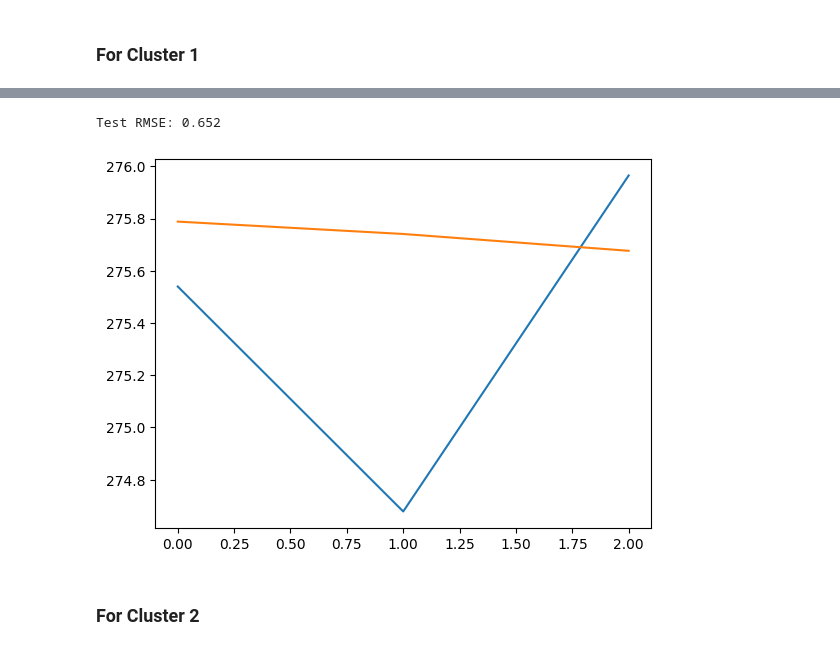
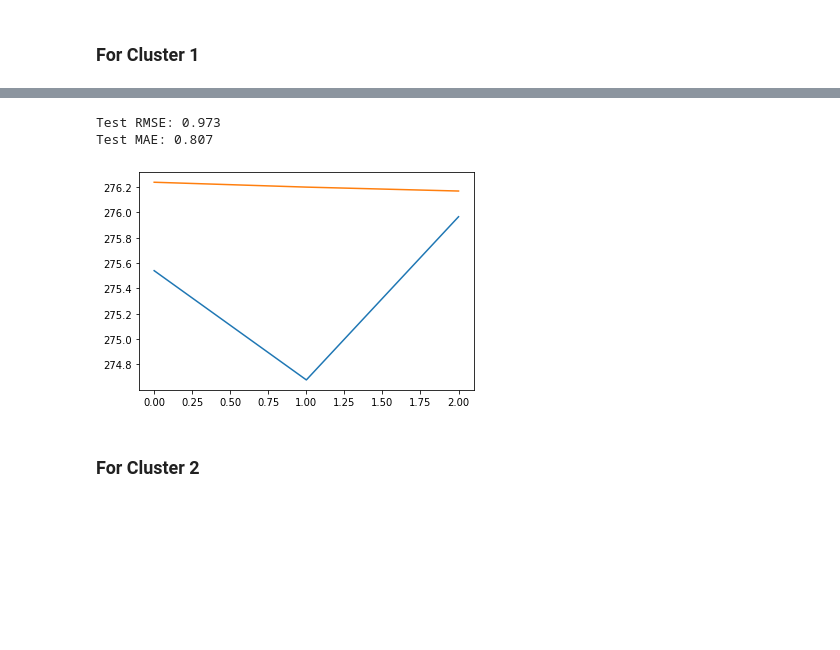
Before and after one commit to sam23121/energy_consumption, a Jupyter notebook: notebooks/time_series_with_LSTM2.ipynb, the cells around one changed output, grey strips where cells are left out. Cells and saved outputs as stored; diff of their text form; code cells hidden in the pictures; blank space fills up the shorter version.

```diff
--- a/notebooks/time_series_with_LSTM2.ipynb
+++ b/notebooks/time_series_with_LSTM2.ipynb
@@ -199,7 +200,7 @@ train, test = supervised_values[0:-3], supervised_values[-3:]
 scaler, train_scaled, test_scaled = scale(train, test)
 
 # fit the model
-lstm_model = fit_lstm(train_scaled, 1, 1500, 1)
+lstm_model, history = fit_lstm(train_scaled, 1, 1500, 1)
 # forecast the entire training dataset to build up state for forecasting
 train_reshaped = train_scaled[:, 0].reshape(len(train_scaled), 1, 1)
 lstm_model.predict(train_reshaped, batch_size=1)
@@ -247,17 +248,18 @@ Month=3, Predicted=275.676638, Expected=275.965119
 # %%
 # report performance
 rmse = sqrt(mean_squared_error(raw_values2[-3:], predictions))
 print('Test RMSE: %.3f' % rmse)
 
-mae = mean_absolute_error(raw_values[-3:], predictions)
+mae = mean_absolute_error(raw_values2[-3:], predictions)
 print('Test MAE: %.3f' % mae)
 # line plot of observed vs predicted
 pyplot.plot(raw_values2[-3:])
 pyplot.plot(predictions)
 pyplot.show()
 # %% [output]
-Test RMSE: 0.652
+Test RMSE: 0.973
+Test MAE: 0.807
-[figure, old version]
+[figure, new version]
 # %% [markdown]
 ### For Cluster 2
 # %%
```
Also changed, not shown: parts of 8 cells of this notebook, 1 other file.
